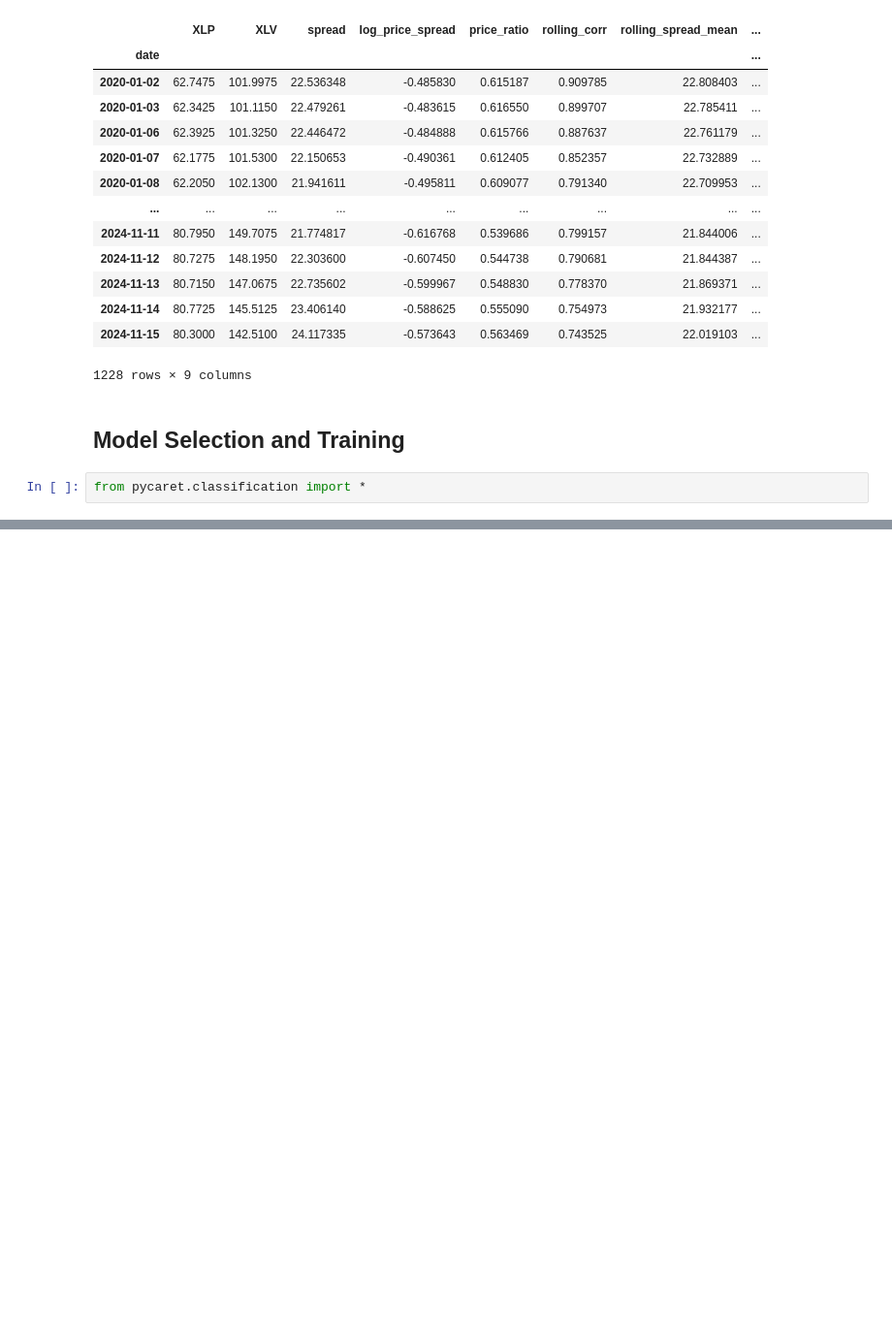
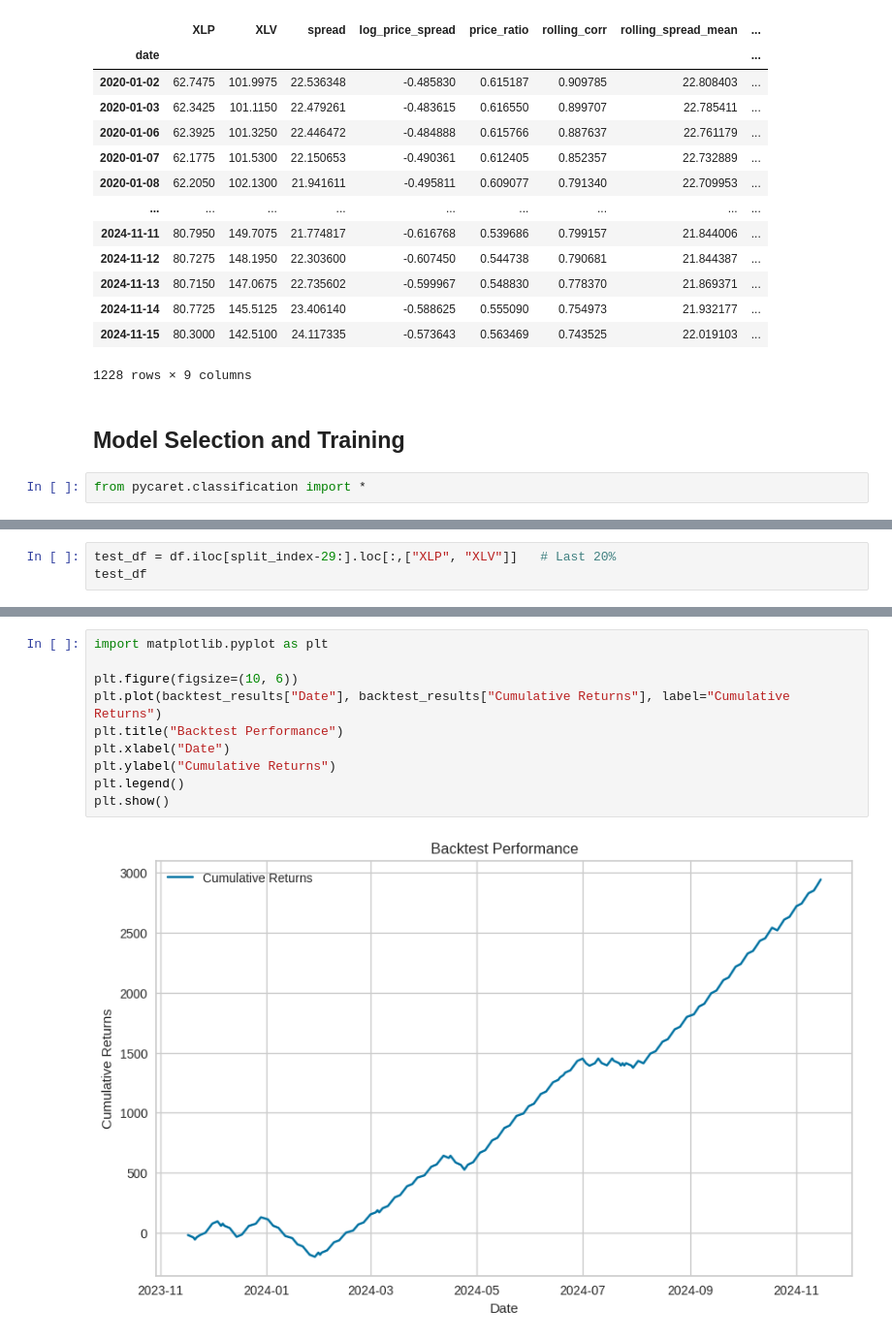
Before and after one commit to nilesh-mukherji/pair_trading_classifier, a Jupyter notebook: ML2_Pairs_trading.ipynb, the cells around one changed output, grey strips where cells are left out. Shown: that part at 97% size. Cells and saved outputs as stored; diff of their text form; blank space fills up the shorter version.

```diff
--- a/ML2_Pairs_trading.ipynb
+++ b/ML2_Pairs_trading.ipynb
@@ -475,0 +516,3 @@ temp = features_df[["XLP", "XLV"]].iloc[-29:]
+# %%
+test_df = df.iloc[split_index-29:].loc[:,["XLP", "XLV"]]   # Last 20%
+test_df
@@ -475,0 +632,12 @@ temp = features_df[["XLP", "XLV"]].iloc[-29:]
+# %%
+import matplotlib.pyplot as plt
+
+plt.figure(figsize=(10, 6))
+plt.plot(backtest_results["Date"], backtest_results["Cumulative Returns"], label="Cumulative Returns")
+plt.title("Backtest Performance")
+plt.xlabel("Date")
+plt.ylabel("Cumulative Returns")
+plt.legend()
+plt.show()
+# %% [output]
+[figure, added]
```
Also changed, not shown: parts of 20 cells of this notebook.
